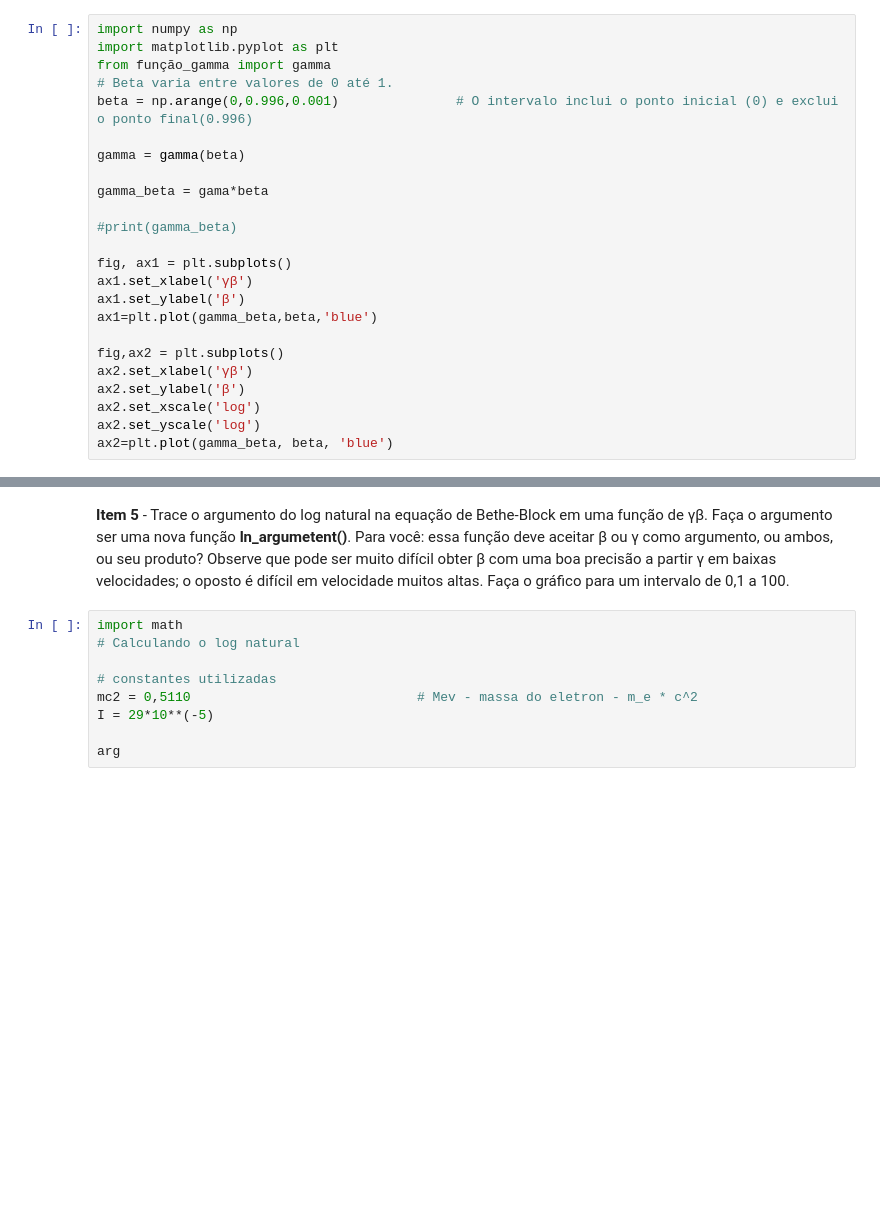
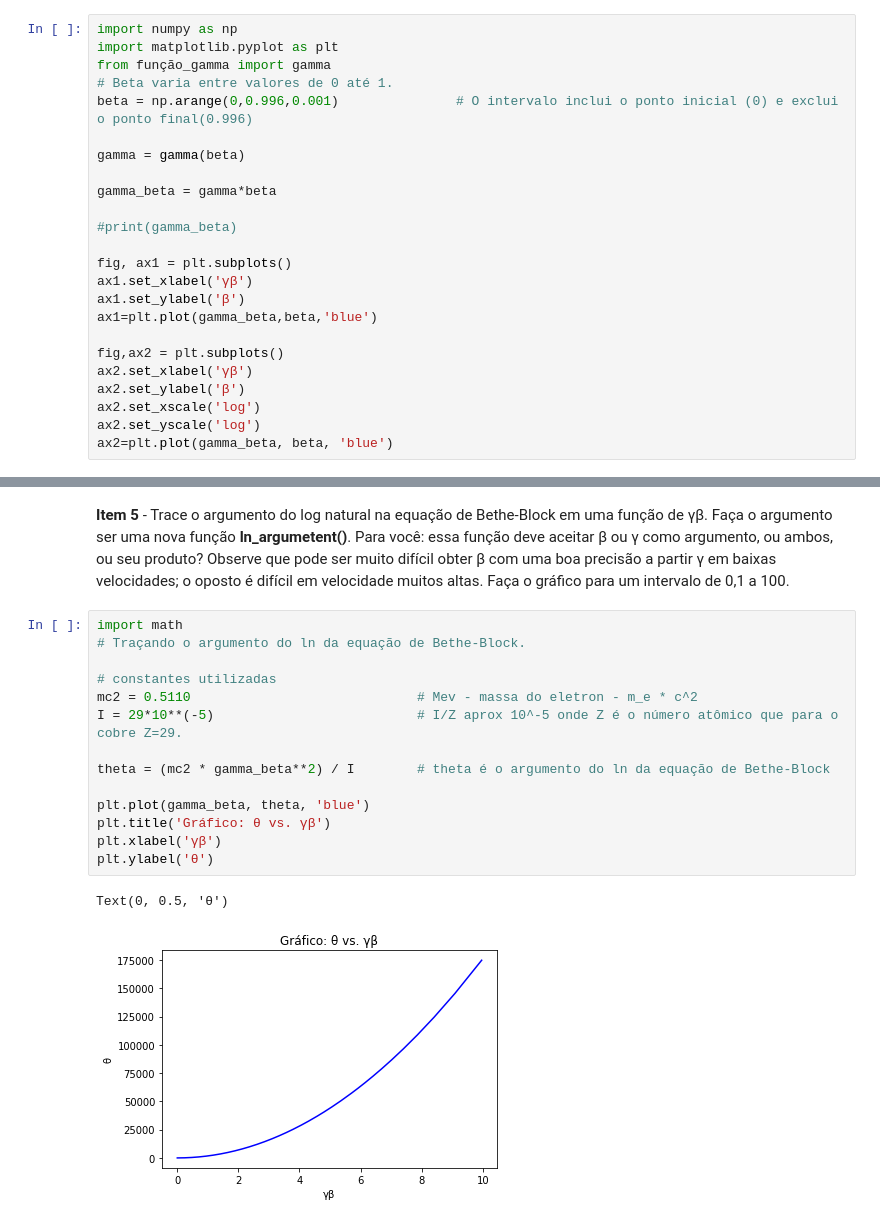
Before and after one commit to JMateusNSilva/python_uerj_2020_2, a Jupyter notebook: projeto01/projeto01_Bethe_Block_equation.ipynb, the cells around one changed output, grey strips where cells are left out. Saved outputs shown, nothing was run; the diff lists cells and outputs as text; blank space fills up the shorter version.

```diff
--- a/projeto01/projeto01_Bethe_Block_equation.ipynb
+++ b/projeto01/projeto01_Bethe_Block_equation.ipynb
@@ -87,7 +87,7 @@ beta = np.arange(0,0.996,0.001)               # O intervalo inclui o ponto inici
 
 gamma = gamma(beta)
 
-gamma_beta = gama*beta
+gamma_beta = gamma*beta
 
 #print(gamma_beta)
 
@@ -107,12 +107,20 @@ ax2=plt.plot(gamma_beta, beta, 'blue')
 [figure]
 # %% [markdown]
 **Item 5** - Trace o argumento do log natural na equação de Bethe-Block em uma função de γβ. Faça o argumento ser uma nova função **ln_argumetent()**. Para você: essa função deve aceitar β ou γ como argumento, ou ambos, ou seu produto? Observe que pode ser muito difícil obter β com uma boa precisão a partir γ em baixas velocidades; o oposto é difícil em velocidade muitos altas. Faça o gráfico para um intervalo de 0,1 a 100.
-# %%
-import math
-# Calculando o log natural
-
-# constantes utilizadas
-mc2 = 0,5110                             # Mev - massa do eletron - m_e * c^2
-I = 29*10**(-5)
-
-arg
+# %%
+import math
+# Traçando o argumento do ln da equação de Bethe-Block.
+
+# constantes utilizadas
+mc2 = 0.5110                             # Mev - massa do eletron - m_e * c^2
+I = 29*10**(-5)                          # I/Z aprox 10^-5 onde Z é o número atômico que para o cobre Z=29.
+
+theta = (mc2 * gamma_beta**2) / I        # theta é o argumento do ln da equação de Bethe-Block
+
+plt.plot(gamma_beta, theta, 'blue')
+plt.title('Gráfico: θ vs. γβ')
+plt.xlabel('γβ')
+plt.ylabel('θ')
+# %% [output]
+Text(0, 0.5, 'θ')
+[figure, added]
```
Also changed, not shown: parts of 1 cell of this notebook.
